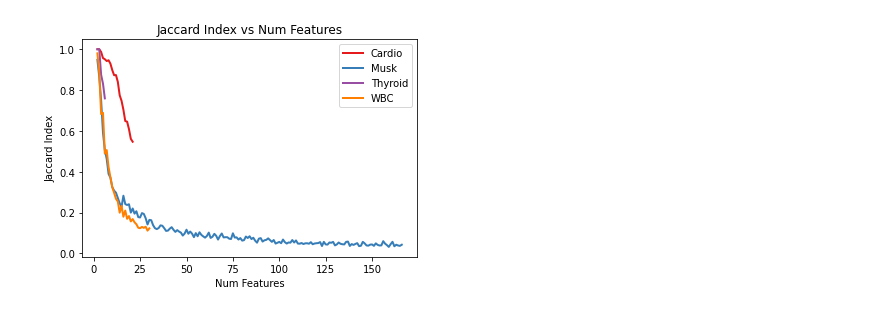
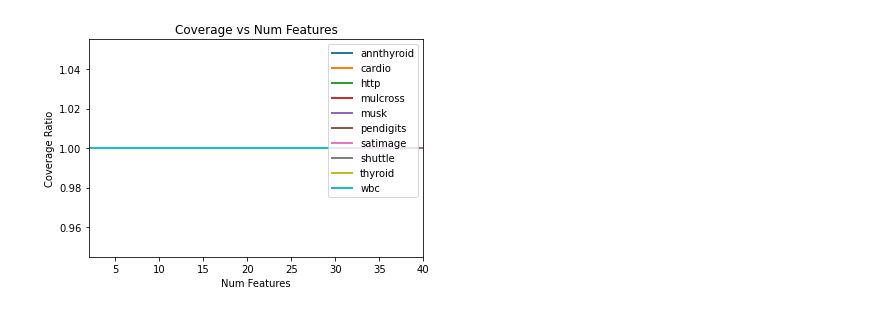
Before and after one commit to PeterVanNostrand/FACET, a Jupyter notebook: figures/vary-dim/vary_dim.ipynb, the cells around one changed output. Cells and saved outputs as stored; diff of their text form; code cells hidden in the pictures.

Commit message:
Functionizing vary dimension figures

```diff
--- a/figures/vary-dim/vary_dim.ipynb
+++ b/figures/vary-dim/vary_dim.ipynb
@@ -39,9 +53,25 @@ def get_latest_directory(dir_path="./results"):
+# %%
+def load_results(run_path):
+    file_names = os.listdir(run_path)
+    found_ds = []
+    for name in file_names:
+        x = re.match("(.*)[.]csv", name)
+        if x is not None:
+            match_text = x.group(1)
+            if match_text in DS_NAMES:
+                found_ds.append(match_text)
+
+    results = {}
+    for ds in found_ds:
+        results[ds] = pd.read_csv(run_path + "/" + ds + ".csv").groupby(["n_features"]).mean().reset_index()
+
+    return found_ds, results
 # %%
 run_id, run_path = get_latest_directory("../../results/vary-dim/")
-fig_output_path = "run-{:03d}".format(run_id)
-try:
-    os.makedirs(fig_output_path)
-except FileExistsError:
-    print("Directory already exists")
+fig_output_path = make_fig_directory(run_id)
+found_ds, results = load_results(run_path)
 print("Generating figures for run-{:03d}".format(run_id))
+print("Datasets included:")
+for ds in found_ds:
+    print("\t", ds)
 # %% [output]
@@ -166,14 +93,19 @@ OSError: [Errno 22] Invalid argument: 'run-007/qstatistic_nfeatures.png'
-# %%
-# Jaccard Index
-plt.figure()
-plt.plot(cardio.n_features, cardio.jaccard, label="Cardio", color=colors[0], lw=2.0)
-plt.plot(musk.n_features, musk.jaccard, label="Musk", color=colors[1], lw=2.0)
-plt.plot(thyroid.n_features, thyroid.jaccard, label="Thyroid", color=colors[3], lw=2.0)
-plt.plot(wbc.n_features, wbc.jaccard, label="WBC", color=colors[4], lw=2.0)
-plt.xlabel("Num Features")
-plt.ylabel("Jaccard Index")
-plt.title("Jaccard Index vs Num Features")
-plt.legend(loc="best")
-plt.savefig(fig_output_path + "/jaccard_nfeatures.png")
-# %% [output]
-[figure, removed]
+# %%
+def render_plot(xfeature, yfeature, xlabel, ylabel, title, save_name):
+    plt.figure()
+
+    for i in range(len(found_ds)):
+        ds = found_ds[i]
+        plt.plot(results[ds][xfeature], results[ds][yfeature], label=ds, lw=2.0)
+
+    plt.xlabel(xlabel)
+    plt.ylabel(ylabel)
+    plt.title(title)
+    plt.legend(loc="best")
+    plt.xlim([2, 40])
+    plt.savefig(fig_output_path + save_name)
+# %%
+# Coverage vs Number of Features
+render_plot("n_features", "coverage_ratio", "Num Features", "Coverage Ratio", "Coverage vs Num Features", "/coverage_nfeatures.png")
+# %% [output]
+[figure, added]
```
Also changed, not shown: parts of 18 cells of this notebook, 13 other files.
